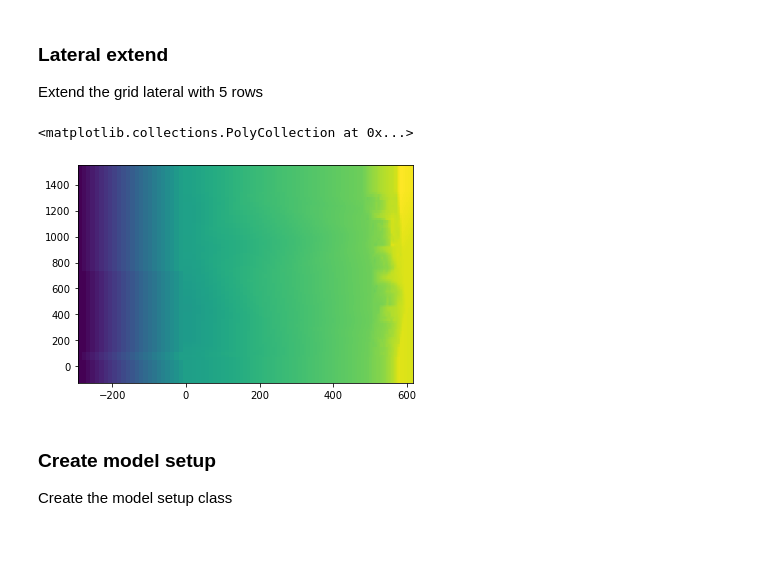
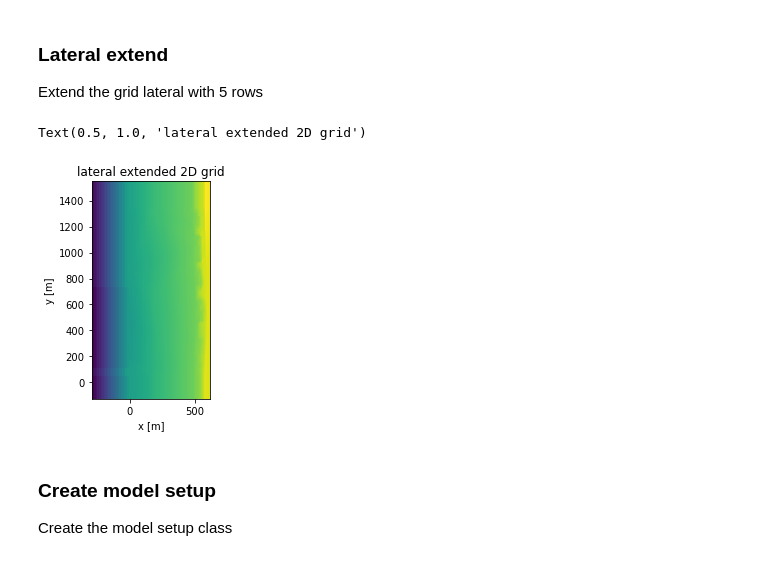
Before and after one commit to openearth/xbeach-toolbox, a Jupyter notebook: docs/source/xbeach-setup-2D.ipynb, the cells around one changed output. Drawn from its saved outputs; the diff is of its cells as text; code cells hidden in the pictures.

```diff
--- a/docs/source/xbeach-setup-2D.ipynb
+++ b/docs/source/xbeach-setup-2D.ipynb
@@ -169,11 +182,15 @@ Extend the grid lateral with 5 rows
 # %%
 xgr,ygr,zgr = lateral_extend(xgr,ygr,zgr,n=5)
 
 plt.figure()
 plt.pcolor(xgr,ygr,zgr)
+plt.axis('scaled')
+plt.xlabel('x [m]')
+plt.ylabel('y [m]')
+plt.title('lateral extended 2D grid')
 # %% [output]
-<matplotlib.collections.PolyCollection at 0x...>
+Text(0.5, 1.0, 'lateral extended 2D grid')
-[figure, old version]
+[figure, new version]
 # %% [markdown]
 ### Create model setup
 Create the model setup class
```
Also changed, not shown: parts of 8 cells of this notebook, 2 other files.
